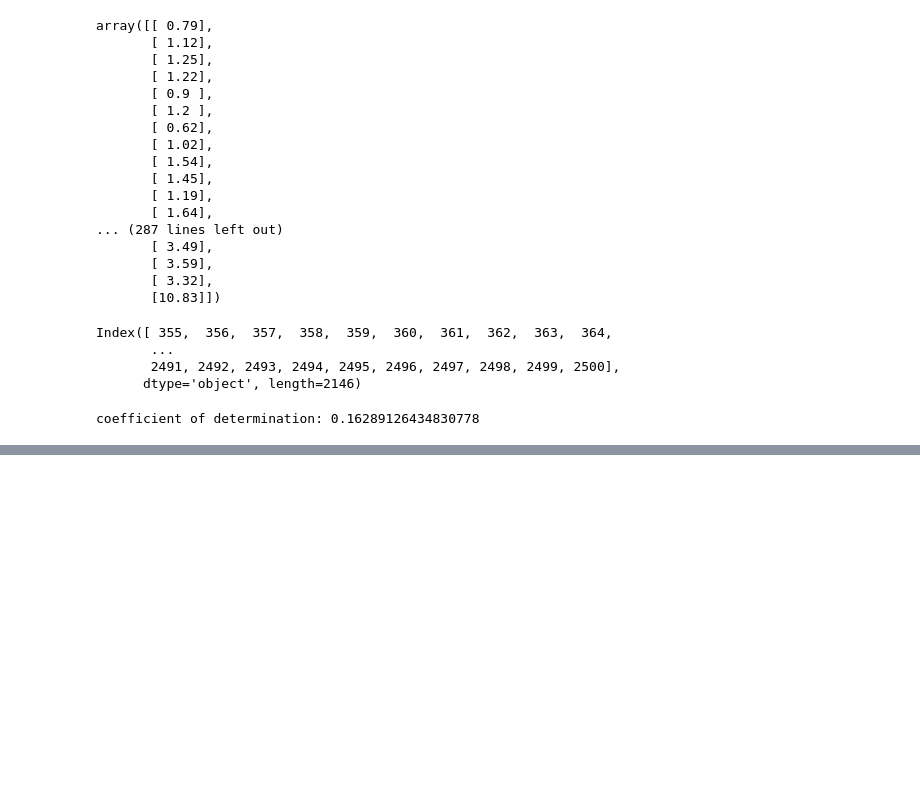
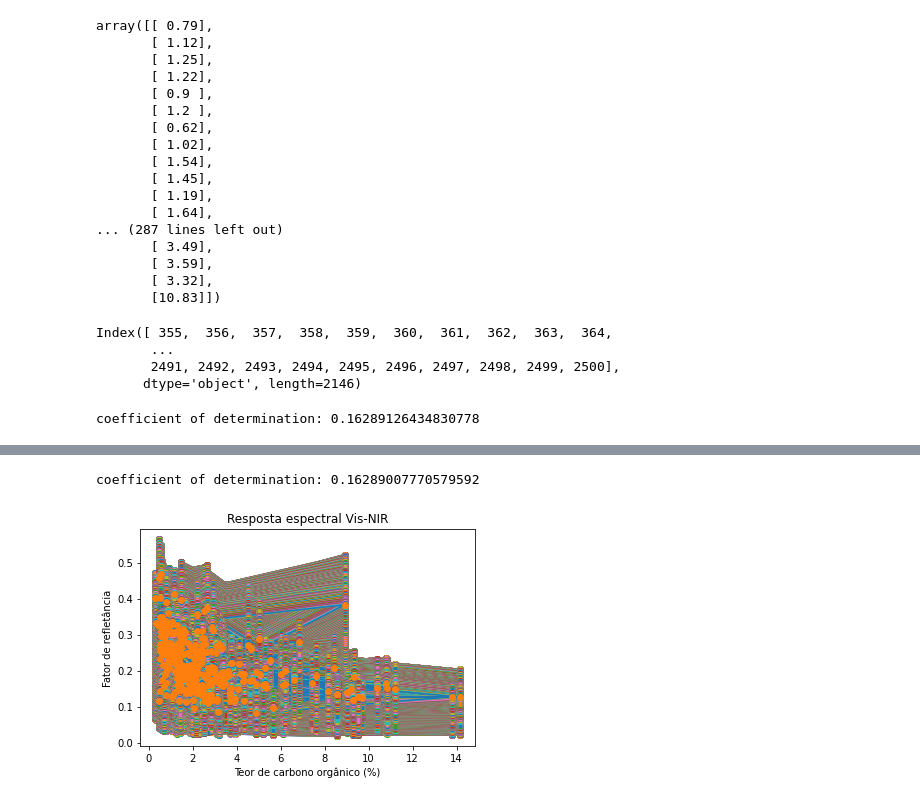
Before and after one commit to gustavoep/reg_linear, a Jupyter notebook: Spectral_reglinear.ipynb, the cells around one changed output, grey strips where cells are left out. Saved outputs shown, nothing was run; the diff lists cells and outputs as text; code cells hidden in the pictures; blank space fills up the shorter version.

```diff
--- a/Spectral_reglinear.ipynb
+++ b/Spectral_reglinear.ipynb
@@ -111,0 +115,3 @@ plt.show()
+# %%
+smoothed_2dg = savgol_filter(y, window_length = 25, polyorder = 7)
+smoothed_2dg
@@ -111,0 +132,15 @@ plt.show()
+# %%
+model2 = LinearRegression().fit(x, smoothed_2dg)
+r_sq2 = model.score(x, smoothed_2dg)
+print(f"coefficient of determination: {r_sq2}")
+# %% [output]
+coefficient of determination: 0.16289007770579592
+# %%
+plt.title("Resposta espectral Vis-NIR")
+plt.xlabel("Teor de carbono orgânico (%)")
+plt.ylabel("Fator de refletância")
+plt.plot(x, smoothed_2dg)
+plt.plot(x, smoothed_2dg, 'o')
+plt.show()
+# %% [output]
+[figure, added]
```
Also changed, not shown: parts of 6 cells of this notebook.
